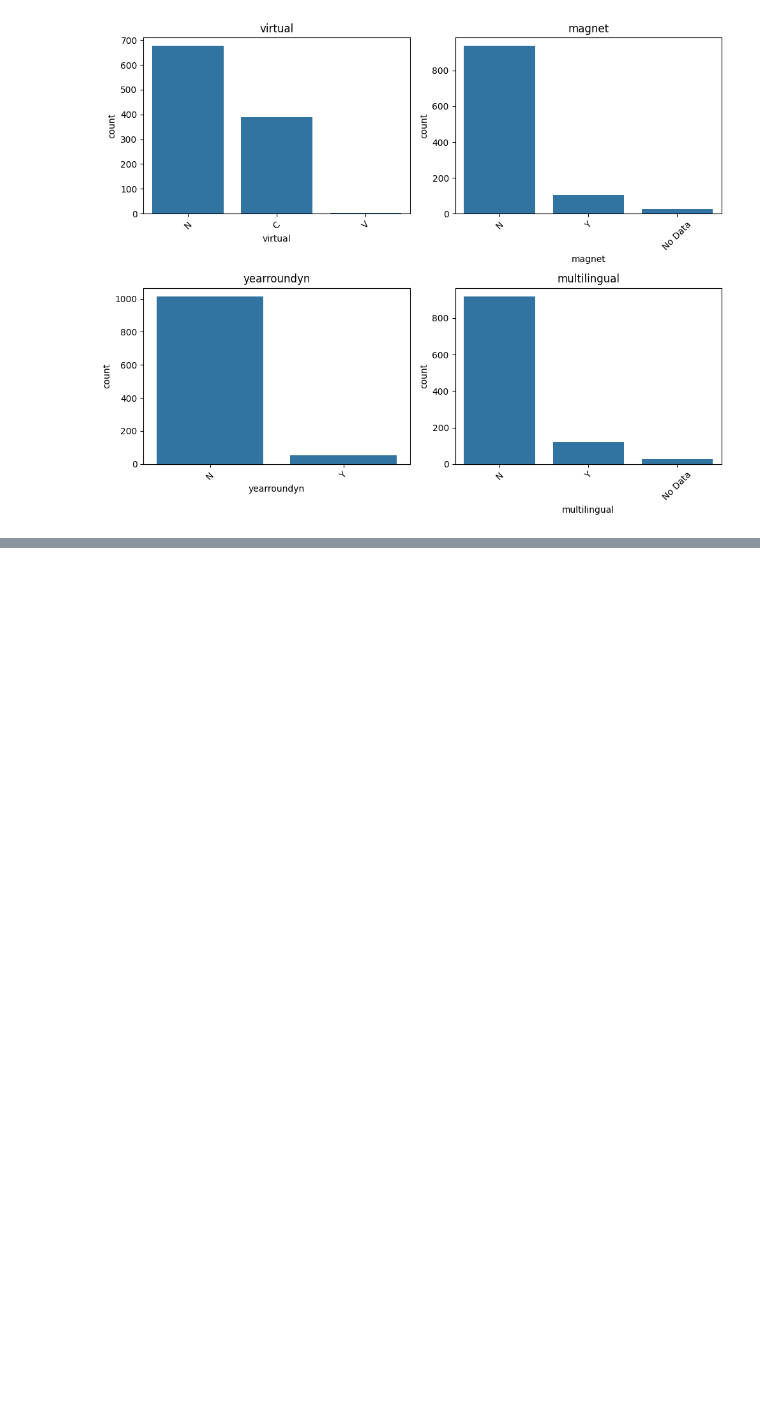
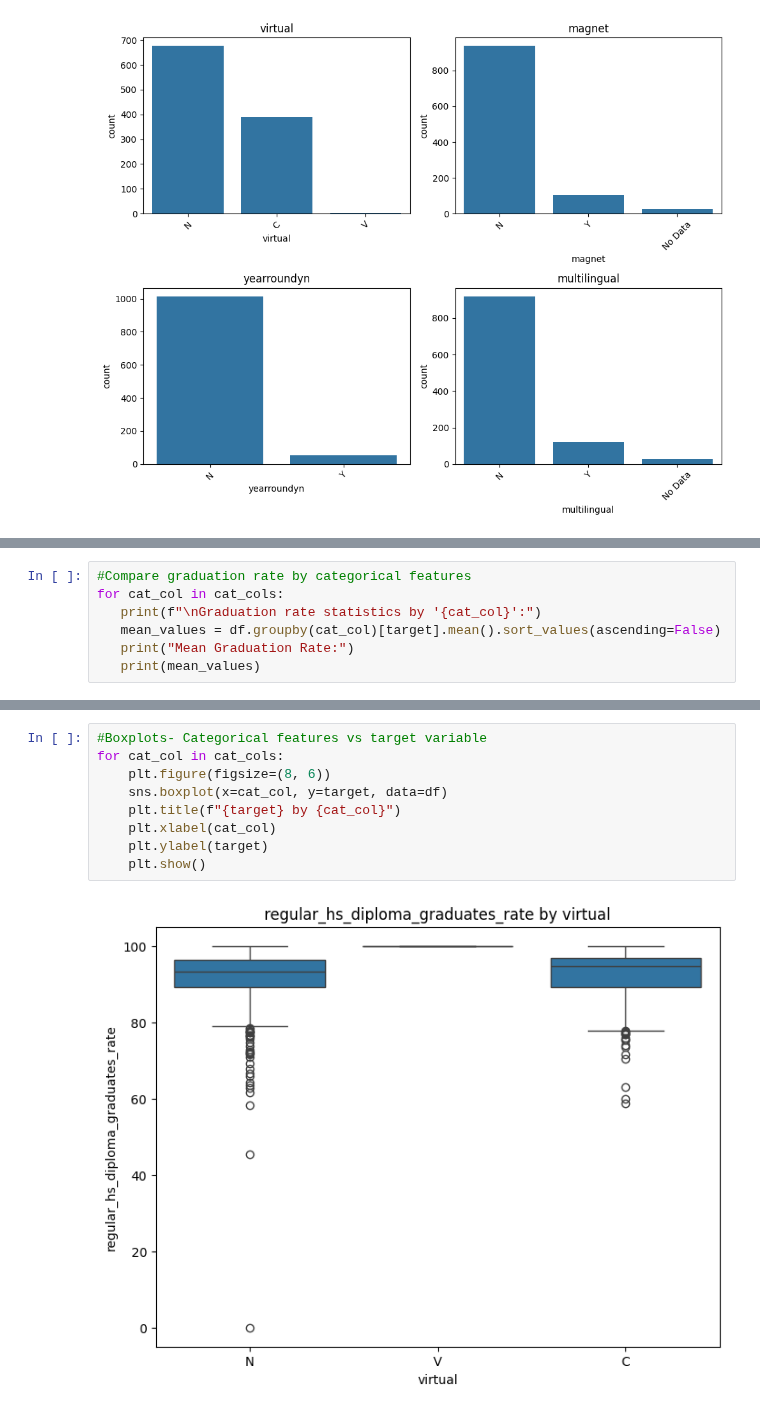
Before and after one commit to junclemente/ads599-capstone_project, a Jupyter notebook: library/02_data_exploration-bivariate.ipynb, the cells around one changed output, grey strips where cells are left out. Drawn from its saved outputs; the diff is of its cells as text; blank space fills up the shorter version.

```diff
--- a/library/02_data_exploration-bivariate.ipynb
+++ b/library/02_data_exploration-bivariate.ipynb
@@ -181,0 +298,7 @@ plt.show()
+# %%
+#Compare graduation rate by categorical features
+for cat_col in cat_cols:
+   print(f"\nGraduation rate statistics by '{cat_col}':")
+   mean_values = df.groupby(cat_col)[target].mean().sort_values(ascending=False)
+   print("Mean Graduation Rate:")
+   print(mean_values)
@@ -181,0 +323,11 @@ plt.show()
+# %%
+#Boxplots- Categorical features vs target variable
+for cat_col in cat_cols:
+    plt.figure(figsize=(8, 6))
+    sns.boxplot(x=cat_col, y=target, data=df)
+    plt.title(f"{target} by {cat_col}")
+    plt.xlabel(cat_col)
+    plt.ylabel(target)
+    plt.show()
+# %% [output]
+[figure, added]
```
Also changed, not shown: parts of 17 cells of this notebook.
